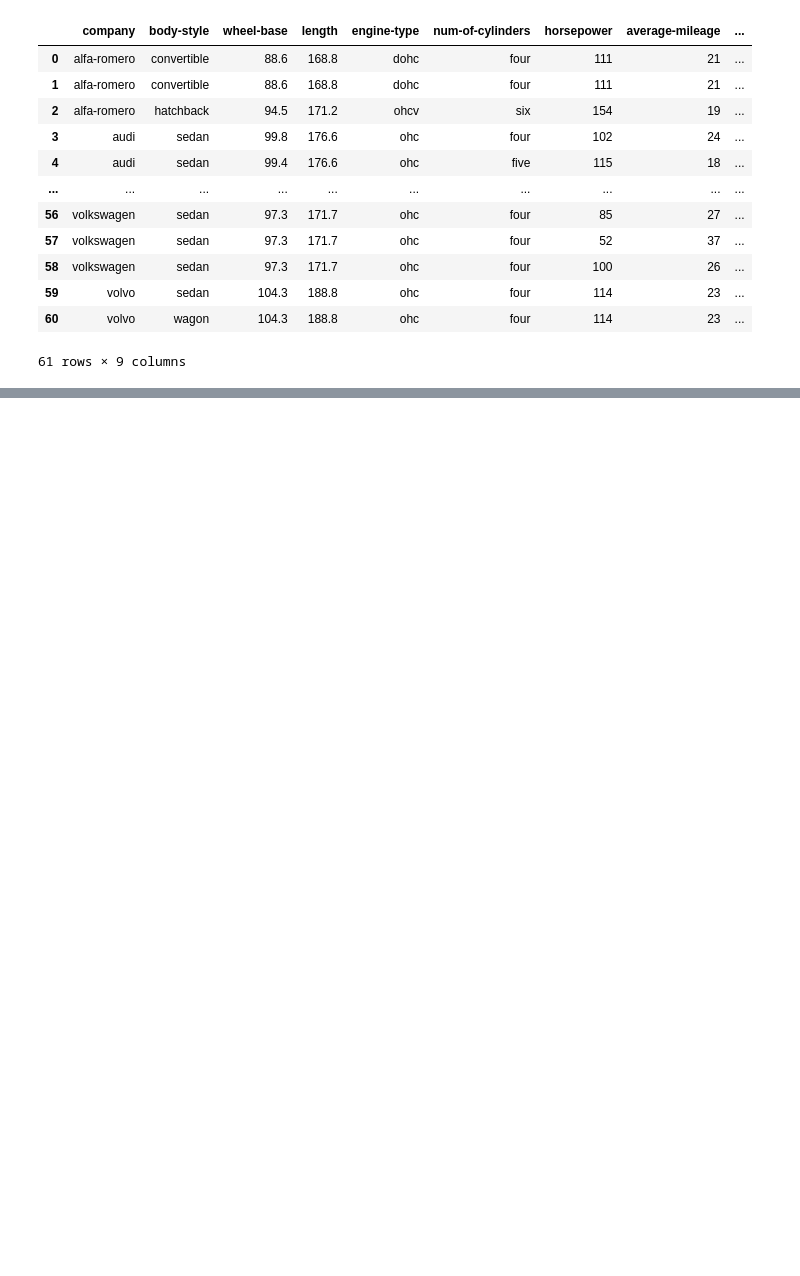
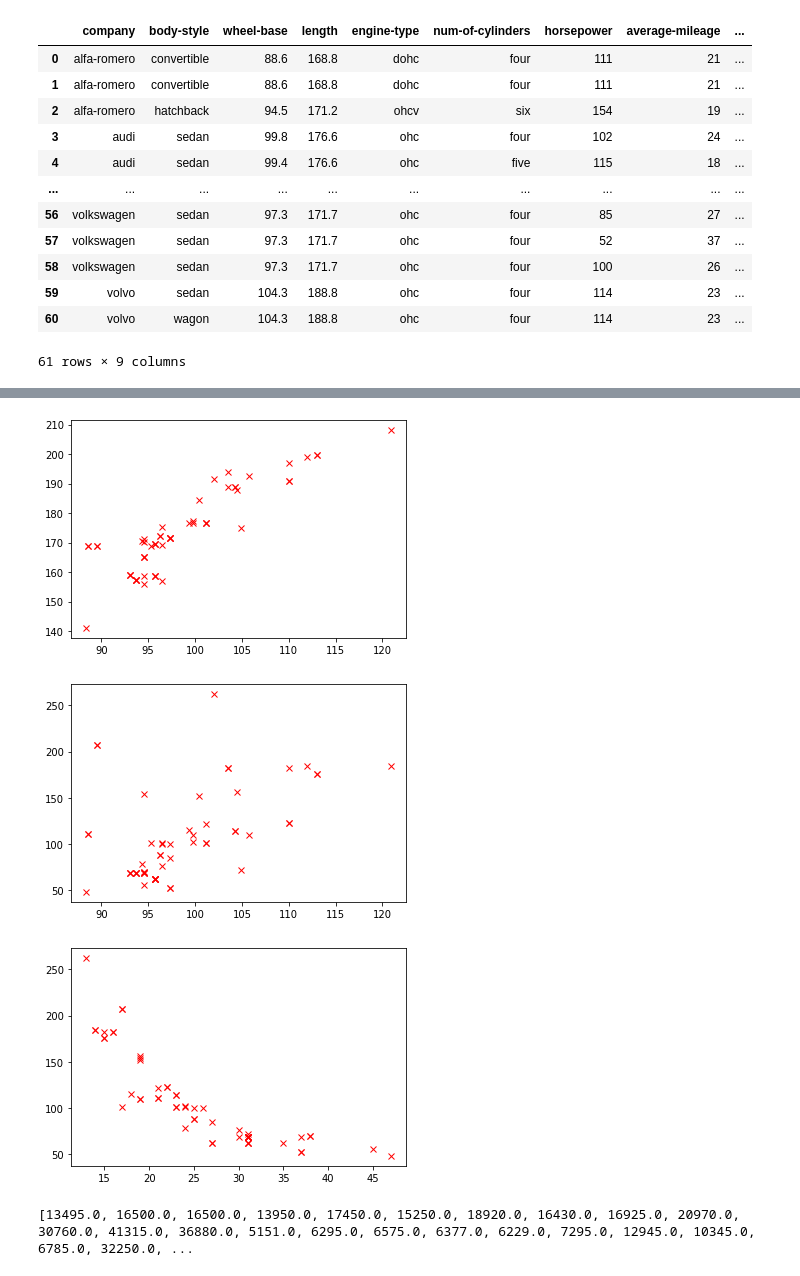
Before and after one commit to Ben-Littell/automobile_data, a Jupyter notebook: automobile-data.ipynb, the cells around one changed output, grey strips where cells are left out. Drawn from its saved outputs; the diff is of its cells as text; code cells hidden in the pictures; blank space fills up the shorter version.

```diff
--- a/automobile-data.ipynb
+++ b/automobile-data.ipynb
@@ -25,0 +123,32 @@ ad_df
+# %%
+wb = ad_df[nc[0]].values.tolist()
+le = ad_df[nc[1]].values.tolist()
+cy = ad_df[nc[3]].values.tolist()
+hp = ad_df[nc[4]].values.tolist()
+plt.plot(wb, le, 'xr')
+plt.show()
+plt.plot(wb, cy, 'xr')
+plt.show()
+plt.plot(hp, cy, 'xr')
+plt.show()
+# %% [output]
+[figure, added]
+[figure, added]
+[figure, added]
+# %%
+def least_sqrs(xd, yd):
+    matrix1 = [[sum(val**2 for val in xd), sum(xd)], [sum(xd), len(xd)]]
+    matrix2 = [sigma_xy(xd, yd), sum(yd)]
+    array1 = np.array(matrix1)
+    array2 = np.array(matrix2)
+    invarray1 = np.linalg.inv(array1)
+    solution = np.dot(invarray1, array2)
+    return solution
+
+
+pr = ad_df[nc[5]].values.tolist()
+print(pr)
+sol = least_sqrs(hp, pr)
+hp_ep = [val*sol[0]+sol[1] for val in hp]
+# %% [output]
+[13495.0, 16500.0, 16500.0, 13950.0, 17450.0, 15250.0, 18920.0, 16430.0, 16925.0, 20970.0, 30760.0, 41315.0, 36880.0, 5151.0, 6295.0, 6575.0, 6377.0, 6229.0, 7295.0, 12945.0, 10345.0, 6785.0, 32250.0, ...
```
Also changed, not shown: parts of 7 cells of this notebook.
